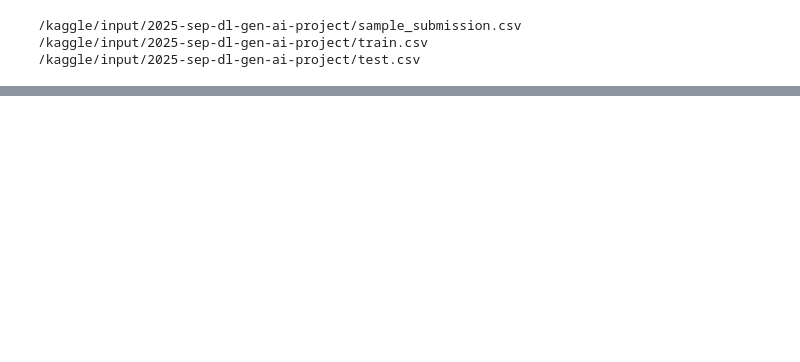
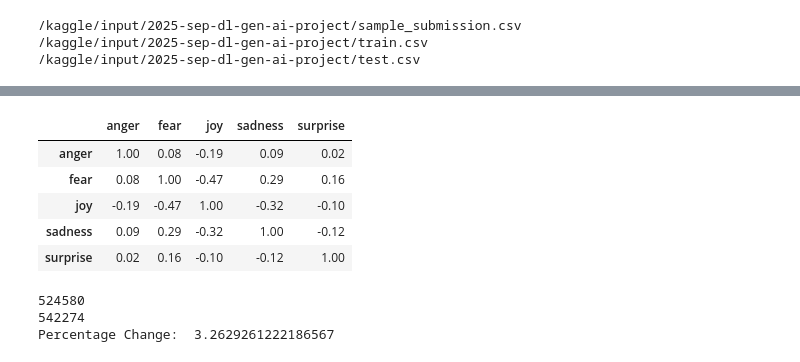
Before and after one commit to praveen24kumar/21ST_APRIL, a Jupyter notebook: dl-21f1000081-notebook-t32025.ipynb, the cells around one changed output, grey strips where cells are left out. Cells and saved outputs as stored; diff of their text form; code cells hidden in the pictures; blank space fills up the shorter version.

Commit message:
Kaggle Notebook | DL-21f1000081-notebook-t32025 | Version 2

```diff
--- a/dl-21f1000081-notebook-t32025.ipynb
+++ b/dl-21f1000081-notebook-t32025.ipynb
@@ -20,3 +20,12 @@ for dirname, _, filenames in os.walk('/kaggle/input'):
 /kaggle/input/2025-sep-dl-gen-ai-project/sample_submission.csv
 /kaggle/input/2025-sep-dl-gen-ai-project/train.csv
 /kaggle/input/2025-sep-dl-gen-ai-project/test.csv
+# %%
+sample_submission = pd.read_csv('/kaggle/input/2025-sep-dl-gen-ai-project/sample_submission.csv')
+train = pd.read_csv('/kaggle/input/2025-sep-dl-gen-ai-project/train.csv')
+test = pd.read_csv('/kaggle/input/2025-sep-dl-gen-ai-project/test.csv')
+
+print("sample_submission:\n",sample_submission.head())
+print("train:\n",train.head())
+print("train:\n",train.describe())
+print("train:\n",train.info())
@@ -22,0 +50,8 @@ for dirname, _, filenames in os.walk('/kaggle/input'):
+# %%
+train['emotions'] = train['emotions'].to_list()
+train['emotions_count'] = train['emotions'].apply(len)
+print(train[train['emotions_count']==2].shape)
+print(train[(train['joy']==1) & (train['sadness']==1)].shape)
+surprise_count = train[(train['surprise']==1)].shape[0]
+total_count = train.shape[0]
+print('surprise percentage: ', round((surprise_count/total_count)*100,0))
@@ -22,0 +74,13 @@ for dirname, _, filenames in os.walk('/kaggle/input'):
+# %%
+import re
+
+def text_word_length(text):
+    words = re.findall(r'\b\w+\b', text)
+    lengths = [len(word) for word in words]
+    return sum(lengths)
+
+train['text_word_length'] = train['text'].apply(text_word_length)
+
+print(train.head())
+print(train.describe())
+print(train.info())
@@ -22,0 +105,31 @@ for dirname, _, filenames in os.walk('/kaggle/input'):
+# %%
+train[['anger','fear','joy','sadness','surprise']].corr().round(2)
+# %% [output]
+|  | anger | fear | joy | sadness | surprise |
+| anger | 1.00 | 0.08 | -0.19 | 0.09 | 0.02 |
+| fear | 0.08 | 1.00 | -0.47 | 0.29 | 0.16 |
+| joy | -0.19 | -0.47 | 1.00 | -0.32 | -0.10 |
+| sadness | 0.09 | 0.29 | -0.32 | 1.00 | -0.12 |
+| surprise | 0.02 | 0.16 | -0.10 | -0.12 | 1.00 |
+# %%
+import string
+
+def normalize_text(text):
+    # Convert to lowercase
+    text = text.lower()
+    # Remove punctuation
+    return ''.join(char for char in text if char not in string.punctuation)
+
+train['normalized_text'] = train['text'].apply(normalize_text)
+train.head()
+
+train['normalized_text_length'] = train['normalized_text'].apply(len)
+train['text_length'] = train['text'].apply(len)
+
+print(sum(train['normalized_text_length']))
+print(sum(train['text_length']))
+print('Percentage Change: ', (sum(train['text_length'])-sum(train['normalized_text_length']))/(sum(train['text_length']))*100)
+# %% [output]
+524580
+542274
+Percentage Change:  3.2629261222186567
```
Also changed, not shown: parts of 8 cells of this notebook.
